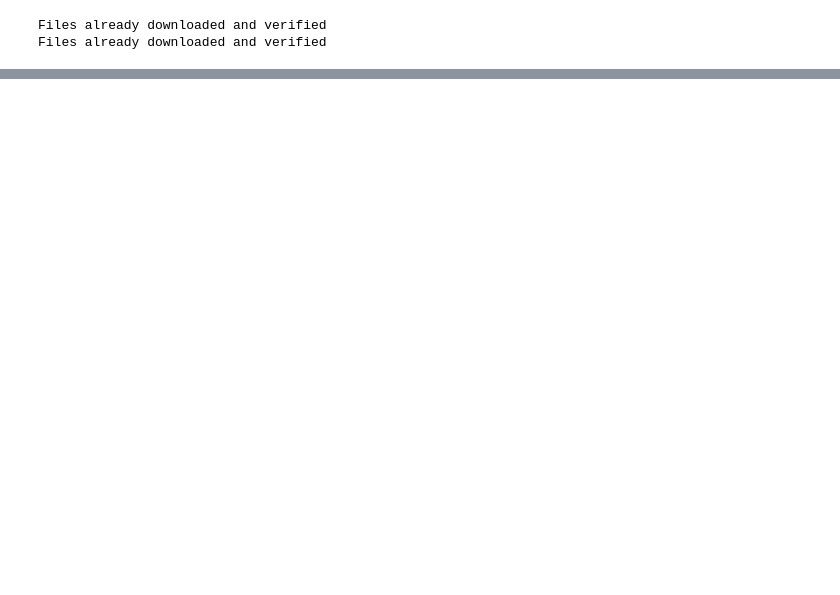
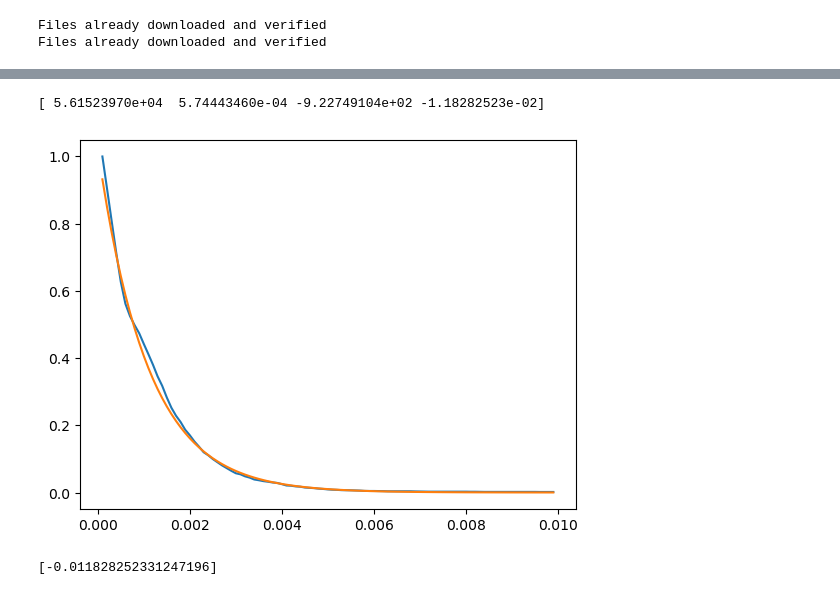
Before and after one commit to holzhauk/LocalLearning, a Jupyter notebook: notebooks/Mia .ipynb, the cells around one changed output, grey strips where cells are left out. Drawn from its saved outputs; the diff is of its cells as text; code cells hidden in the pictures; blank space fills up the shorter version.

```diff
--- a/notebooks/Mia .ipynb
+++ b/notebooks/Mia .ipynb
@@ -320,0 +349,44 @@ print(np.mean(lleps))
+# %%
+def criteps_bp(n):
+
+    bp = []
+    bp_crit_eps = []
+
+    for i in tqdm(range(n)):
+        model_bp = load_trained_model_bp(i)
+        data_bp, lab_bp = data_critirium(TestLoader, model_bp, "correct_thres", thres = 0.8)
+
+        AdamOpt_bp = Adam(model_bp.parameters(), lr=LEARNING_RATE)
+
+        list_bp = []
+
+        for eps in epslist:
+            correct = test_attack(data_bp, lab_bp, model_bp, FGSM, ce_loss, AdamOpt_bp, eps)
+            list_bp.append(correct)
+
+        bp.append(list_bp)
+
+        x = np.array(epslist)
+        y_bp = np.array(list_bp)
+        y_norm_bp = y_bp/(np.max(y_bp))
+
+        popt, pcov = curve_fit(logistic, x, y_bp, p0=(1,0,1,0), maxfev = 10000)
+        critical_eps = popt[-1]
+        print(popt)
+
+        bp_crit_eps.append(critical_eps)
+
+        if i == 0:
+            plt.plot(x,y_norm_bp)
+            plt.plot(x,logistic(x,*popt))
+            #plt.plot(critical_eps,logistic(critical_eps,*popt),"ro")
+            plt.show()
+
+    return bp, bp_crit_eps
+# %%
+bp, bpeps = criteps_bp(1)
+print(bpeps)
+# %% [output]
+[ 5.61523970e+04  5.74443460e-04 -9.22749104e+02 -1.18282523e-02]
+[figure, added]
+[-0.011828252331247196]
```
Also changed, not shown: parts of 16 cells of this notebook.
